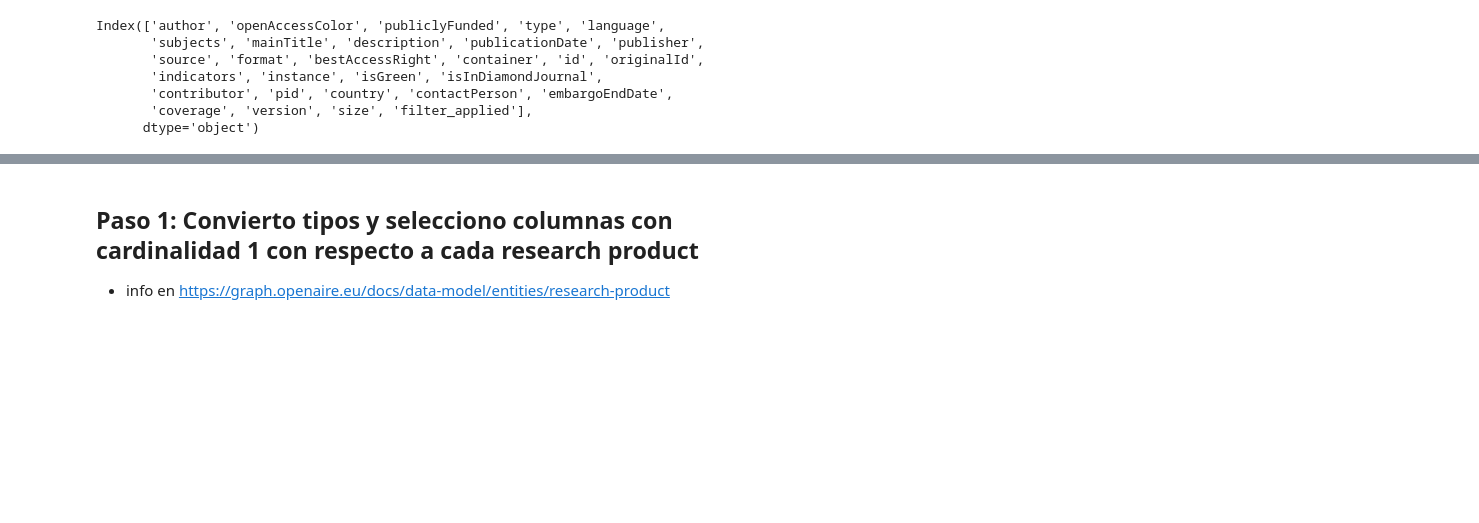
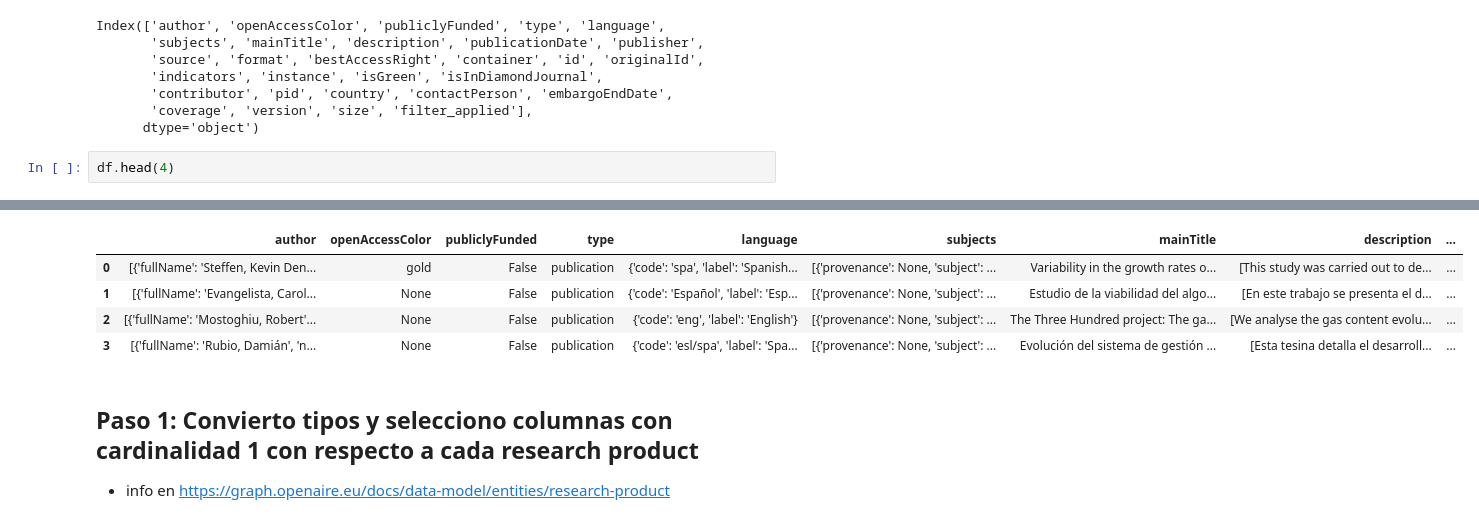
Before and after one commit to PabloDeAlbu/kedro-scholar, a Jupyter notebook: notebooks/openaire/01_landing/land_openaire_researchproduct.ipynb, the cells around one changed output, grey strips where cells are left out. Saved outputs shown, nothing was run; the diff lists cells and outputs as text; blank space fills up the shorter version.

```diff
--- a/notebooks/openaire/01_landing/land_openaire_researchproduct.ipynb
+++ b/notebooks/openaire/01_landing/land_openaire_researchproduct.ipynb
@@ -45,3 +45,6 @@ Index(['author', 'openAccessColor', 'publiclyFunded', 'type', 'language',
        'contributor', 'pid', 'country', 'contactPerson', 'embargoEndDate',
        'coverage', 'version', 'size', 'filter_applied'],
       dtype='object')
+# %%
+df.head(4)
+# %% [output]
@@ -48,3 +52,8 @@ Index(['author', 'openAccessColor', 'publiclyFunded', 'type', 'language',
+|  | author | openAccessColor | publiclyFunded | type | language | subjects | mainTitle | description | ... |
+| 0 | [{'fullName': 'Steffen, Kevin Den... | gold | False | publication | {'code': 'spa', 'label': 'Spanish... | [{'provenance': None, 'subject': ... | Variability in the growth rates o... | [This study was carried out to de... | ... |
+| 1 | [{'fullName': 'Evangelista, Carol... | None | False | publication | {'code': 'Español', 'label': 'Esp... | [{'provenance': None, 'subject': ... | Estudio de la viabilidad del algo... | [En este trabajo se presenta el d... | ... |
+| 2 | [{'fullName': 'Mostoghiu, Robert'... | None | False | publication | {'code': 'eng', 'label': 'English'} | [{'provenance': None, 'subject': ... | The Three Hundred project: The ga... | [We analyse the gas content evolu... | ... |
+| 3 | [{'fullName': 'Rubio, Damián', 'n... | None | False | publication | {'code': 'esl/spa', 'label': 'Spa... | [{'provenance': None, 'subject': ... | Evolución del sistema de gestión ... | [Esta tesina detalla el desarroll... | ... |
 # %% [markdown]
 ## Paso 1: Convierto tipos y selecciono columnas con cardinalidad 1 con respecto a cada research product
 + info en https://graph.openaire.eu/docs/data-model/entities/research-product
```
Also changed, not shown: parts of 2 cells of this notebook, 2 other files.
